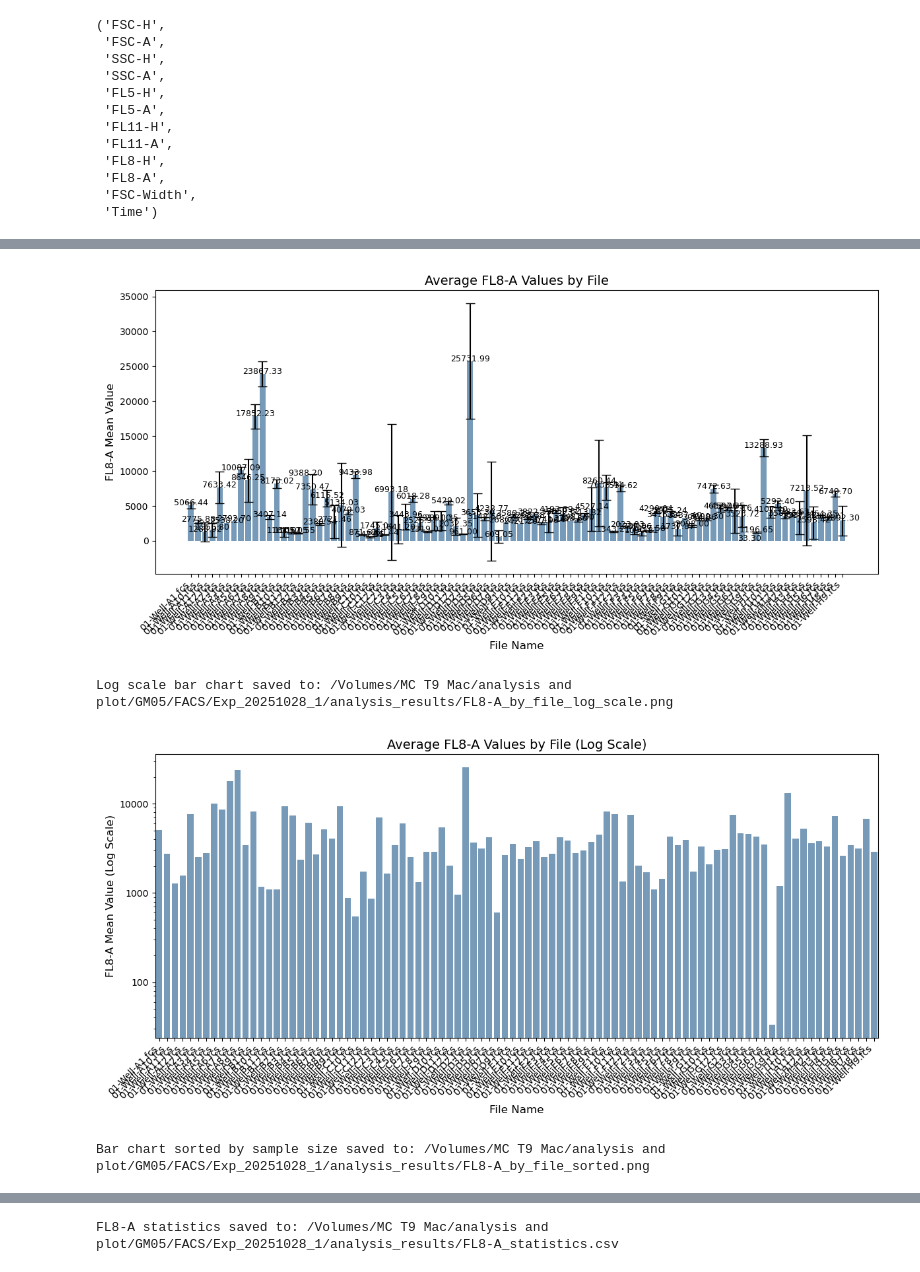
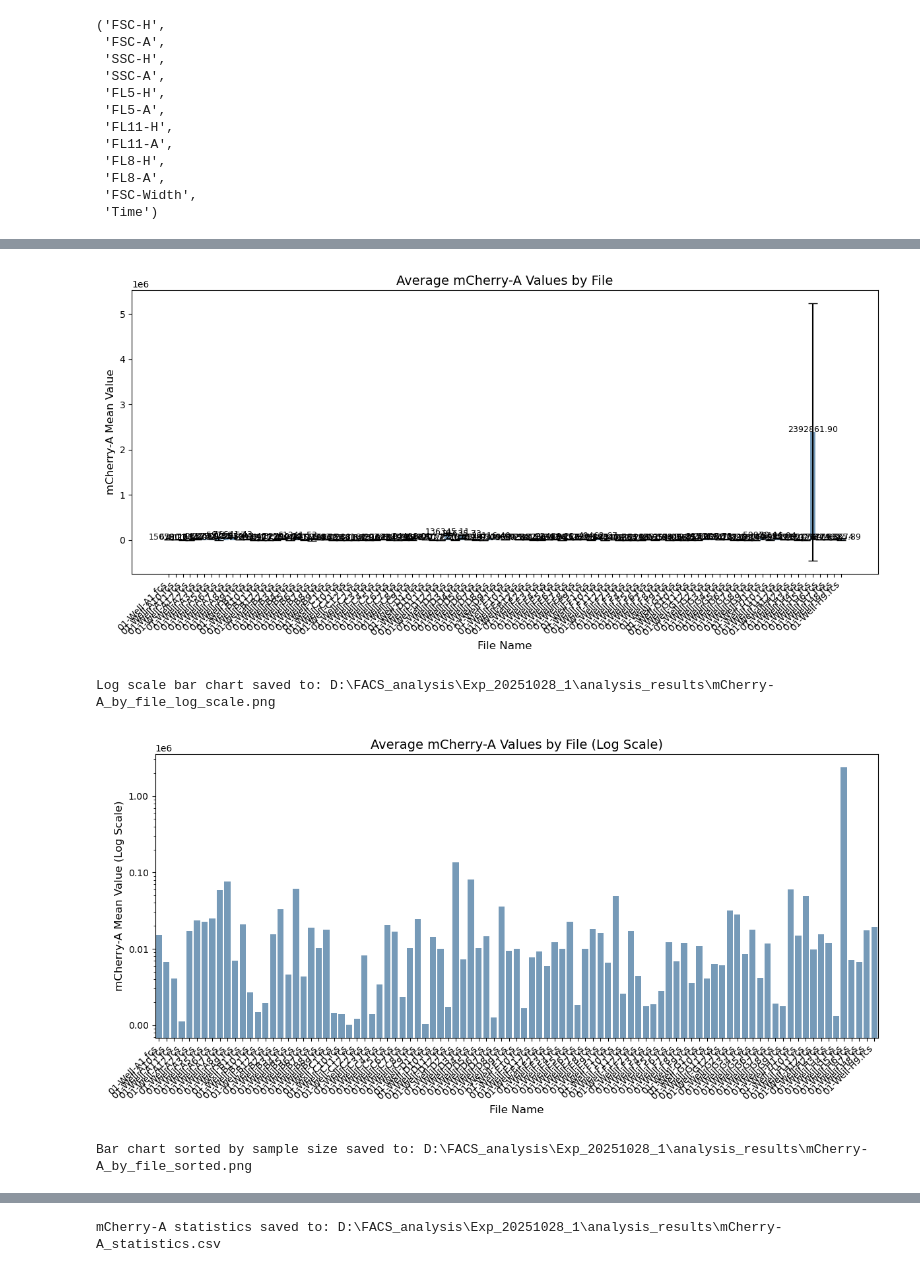
Before and after one commit to chenmzh/Open_flow, a Jupyter notebook: 20250407/analyzing.ipynb, the cells around one changed output, grey strips where cells are left out. Drawn from its saved outputs; the diff is of its cells as text; code cells hidden in the pictures.

Commit message:
add new functions for plot, implement script plot for 20251107 data

```diff
--- a/20250407/analyzing.ipynb
+++ b/20250407/analyzing.ipynb
@@ -65,8 +66,8 @@ if __name__ == "__main__":
 [figure]
 # %%
 import shutil
-data_path = '/Volumes/MC T9 Mac/data_temp/FACS/Exp_20251028_1'
-data_source_path = '/Volumes/khammash/MC/cytoflex/Exp_20251028_1'
+data_path = r'D:\FACS\Exp_20251028_1'
+data_source_path = r'Z:\cytoflex\Exp_20251028_1'
 # %%
 # Copy data folder from data_source_path to data_path, if data_path directory doesn't exist, create it
 shutil.copytree(data_source_path, data_path, dirs_exist_ok=True)
@@ -81,7 +84,7 @@ test_file_path = data_path + '/01-Well-A1.fcs'
 data = FlowCal.io.FCSData(test_file_path)
 
 # Convert to a pandas DataFrame
-df = pd.DataFrame(data, columns=data.channels)
+df = pd.DataFrame(data, columns=data._channel_labels)
 print(df.head())
 
 # Filter the DataFrame
@@ -190,4 +193,4 @@ print(df2.head())
 # %%
 # selector = InteractivePolygonSelector(df, 'FSC-A', 'SSC-A', num_edges=5, log_log=True)
-gate2 = InteractivePolygonGating(df2, 'FSC-Width', 'FSC-A', num_edges=6, log=False)
+gate2 = InteractivePolygonGating(df2, 'FSC-Width', 'FSC-A', num_edges=5, log=False)
 # %% [output]
@@ -426,8 +414,8 @@ Number of selected items: 1179
 if __name__ == "__main__":
     # Gating strategy defined (assuming gating_strategy = [gate1, gate2, gate3] is already defined)
     gating_strategy = [gate1,gate2,gate3]
-    folder_path = r'/Volumes/MC T9 Mac/data_temp/FACS/Exp_20251028_1'
-    output_folder = r'/Volumes/MC T9 Mac/analysis and plot/GM05/FACS/Exp_20251028_1/'
+    folder_path = r'D:\FACS\Exp_20251028_1'
+    output_folder = r'D:\FACS_analysis\Exp_20251028_1'
 
     # Process all .fcs files
     combined_df, processed_dfs = process_all_fcs_files(folder_path, gating_strategy)
@@ -779,9 +790,9 @@ Length: 92, dtype: int64
 # Example usage
 if __name__ == "__main__":
     # Set file paths
-    csv_path = r'/Volumes/MC T9 Mac/analysis and plot/GM05/FACS/Exp_20251028_1/processed_data_combined.csv'
-    output_folder = r'/Volumes/MC T9 Mac/analysis and plot/GM05/FACS/Exp_20251028_1/analysis_results/'
+    csv_path = r'D:\FACS_analysis\Exp_20251028_1\processed_data_combined.csv'
+    output_folder = r'D:\FACS_analysis\Exp_20251028_1\analysis_results'
 
     # Analyze data and generate charts
-    fl8_stats = analyze_fl8_by_file(csv_path, output_folder)
+    mCherry_A_stats = analyze_channel_by_file(csv_path, output_folder, channel='mCherry-A')
 # %% [output]
@@ -806,4 +816,4 @@ Bar chart saved to: /Volumes/MC T9 Mac/analysis and plot/GM05/FACS/Exp_20251028_
-[figure, old version]
+[figure, new version]
-Log scale bar chart saved to: /Volumes/MC T9 Mac/analysis and plot/GM05/FACS/Exp_20251028_1/analysis_results/FL8-A_by_file_log_scale.png
+Log scale bar chart saved to: D:\FACS_analysis\Exp_20251028_1\analysis_results\mCherry-A_by_file_log_scale.png
-[figure, old version]
+[figure, new version]
-Bar chart sorted by sample size saved to: /Volumes/MC T9 Mac/analysis and plot/GM05/FACS/Exp_20251028_1/analysis_results/FL8-A_by_file_sorted.png
+Bar chart sorted by sample size saved to: D:\FACS_analysis\Exp_20251028_1\analysis_results\mCherry-A_by_file_sorted.png
@@ -811 +821 @@ Bar chart sorted by sample size saved to: /Volumes/MC T9 Mac/analysis and plot/G
-FL8-A statistics saved to: /Volumes/MC T9 Mac/analysis and plot/GM05/FACS/Exp_20251028_1/analysis_results/FL8-A_statistics.csv
+mCherry-A statistics saved to: D:\FACS_analysis\Exp_20251028_1\analysis_results\mCherry-A_statistics.csv
```
Also changed, not shown: parts of 18 cells of this notebook, 6 other files.
